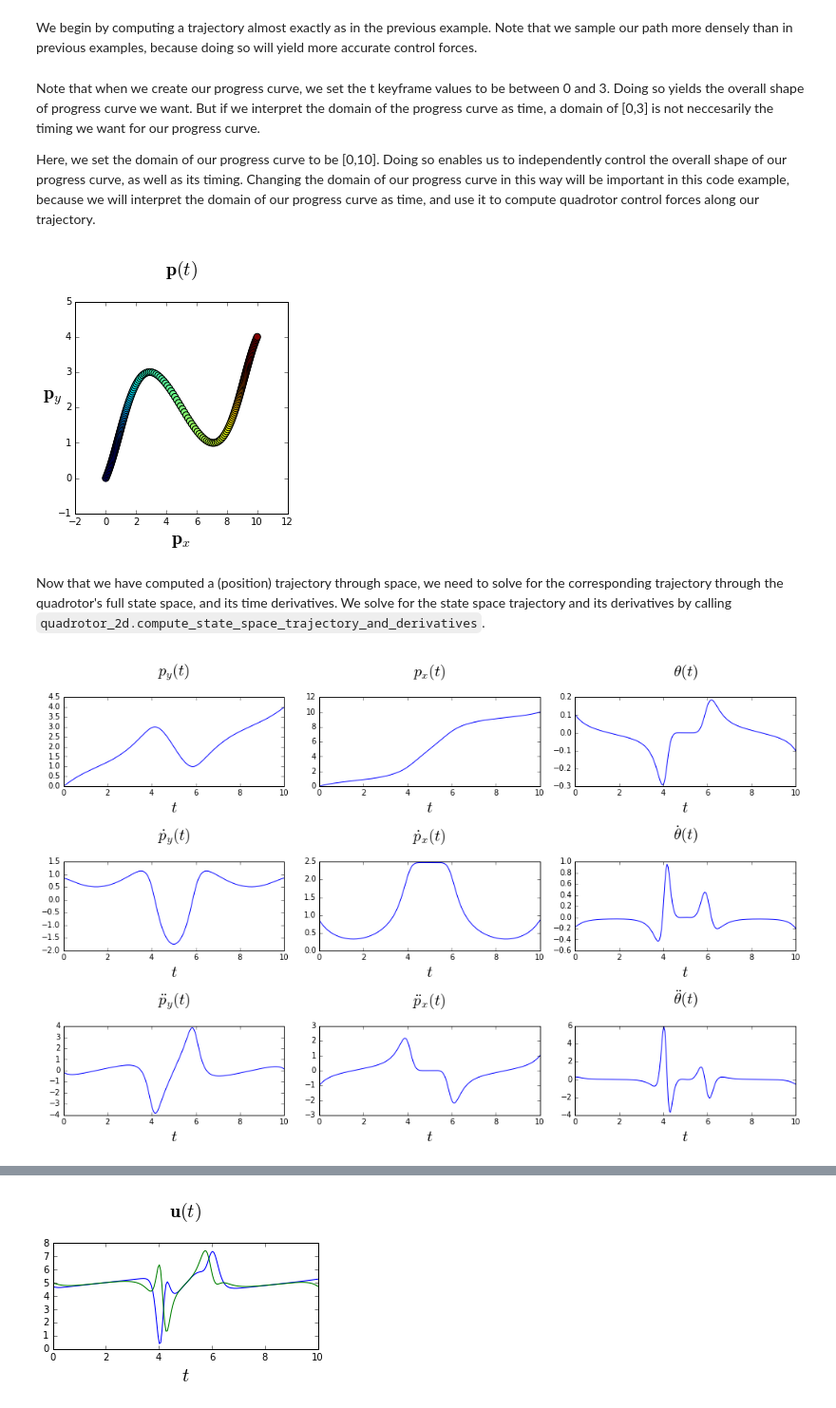
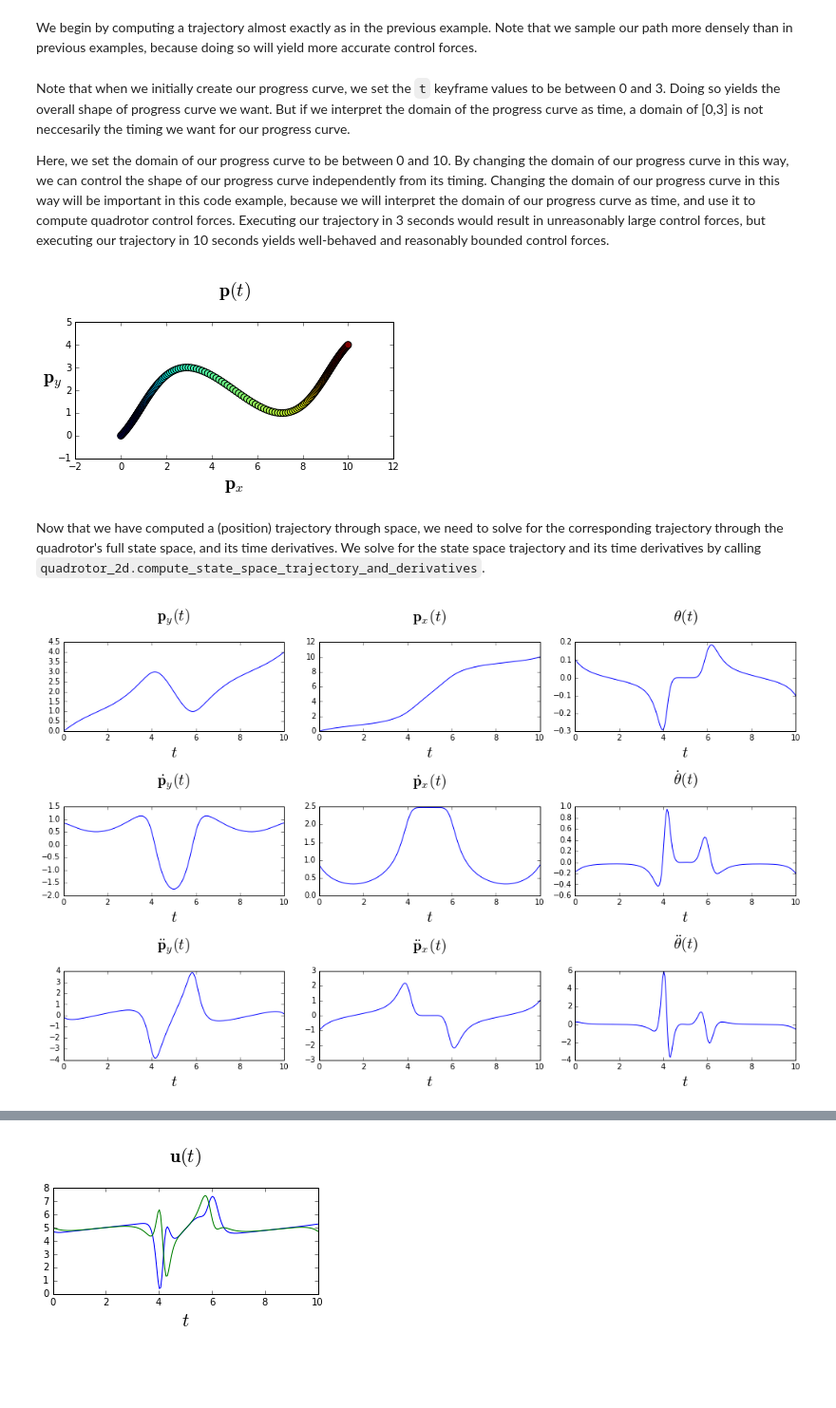
Before and after one commit to mikeroberts3000/flashlight, a Jupyter notebook: code/examples/jupyter/03 - Computing the control forces required for a 2D quadrotor to follow a trajectory.ipynb, the cells around one changed output, grey strips where cells are left out. Shown: that part at 95% size. Cells and saved outputs as stored; diff of their text form; code cells hidden in the pictures; blank space fills up the shorter version.

```diff
--- a/code/examples/jupyter/03 - Computing the control forces required for a 2D quadrotor to follow a trajectory.ipynb
+++ b/code/examples/jupyter/03 - Computing the control forces required for a 2D quadrotor to follow a trajectory.ipynb
@@ -54,29 +54,30 @@ P_s_eval, T_s_eval, dT_s = \
     spline_utils.evaluate_minimum_variation_nonlocal_interpolating_b_spline(
         C_s, T_s, sd_s, num_samples=num_samples)
 # %% [markdown]
-Note that when we create our progress curve, we set the t keyframe values to be between 0 and 3. Doing so yields the overall shape of progress curve we want. But if we interpret the domain of the progress curve as time, a domain of [0,3] is not neccesarily the timing we want for our progress curve.
+Note that when we initially create our progress curve, we set the `t` keyframe values to be between 0 and 3. Doing so yields the overall shape of progress curve we want. But if we interpret the domain of the progress curve as time, a domain of [0,3] is not neccesarily the timing we want for our progress curve.
 
-Here, we set the domain of our progress curve to be [0,10]. Doing so enables us to independently control the overall shape of our progress curve, as well as its timing. Changing the domain of our progress curve in this way will be important in this code example, because we will interpret the domain of our progress curve as time, and use it to compute quadrotor control forces along our trajectory.
+Here, we set the domain of our progress curve to be between 0 and 10. By changing the domain of our progress curve in this way, we can control the shape of our progress curve independently from its timing. Changing the domain of our progress curve in this way will be important in this code example, because we will interpret the domain of our progress curve as time, and use it to compute quadrotor control forces. Executing our trajectory in 3 seconds would result in unreasonably large control forces, but executing our trajectory in 10 seconds yields well-behaved and reasonably bounded control forces.
 # %%
 t = linspace(0.0,10.0,num_samples)
-s_nonlinear = P_s_eval
+s_spline = P_s_eval
 
-P_eval_nonlinear, t_nonlinear, P_eval_cum_length, t_norm = curve_utils.reparameterize_curve(P_eval, s_nonlinear)
+P_eval_spline, t_spline, P_eval_cum_length, t_norm = curve_utils.reparameterize_curve(P_eval, s_spline)
 
-figsize(4,4);
-scatter(P_eval_nonlinear[:,1], P_eval_nonlinear[:,0], c=t, s=50);
+figsize(6,6);
+scatter(P_eval_spline[:,1], P_eval_spline[:,0], c=t, s=50);
+gca().set_aspect("equal")
 title("$\\mathbf{p}(t)$\n", fontsize=20);
 ylabel("$\\mathbf{p}_y$", rotation="horizontal", fontsize=20); xlabel("$\\mathbf{p}_x$", fontsize=20);
 # %% [output]
-[figure, old version]
+[figure, new version]
 # %% [markdown]
-Now that we have computed a (position) trajectory through space, we need to solve for the corresponding trajectory through the quadrotor's full state space, and its time derivatives. We solve for the state space trajectory and its derivatives by calling `quadrotor_2d.compute_state_space_trajectory_and_derivatives`.
+Now that we have computed a (position) trajectory through space, we need to solve for the corresponding trajectory through the quadrotor's full state space, and its time derivatives. We solve for the state space trajectory and its time derivatives by calling `quadrotor_2d.compute_state_space_trajectory_and_derivatives`.
 # %%
 t_begin       = t[0]
 t_end         = t[-1]
 num_timesteps = num_samples
 
-p  = P_eval_nonlinear
+p  = P_eval_spline
 dt = (t_end-t_begin) / num_timesteps
 
 q_qdot_qdotdot = quadrotor_2d.compute_state_space_trajectory_and_derivatives(p, dt)
@@ -86,33 +87,33 @@ p, p_dot, p_dot_dot, theta, theta_dot, theta_dot_dot = q_qdot_qdotdot
 figsize(14,9)
 
 subplot(331); plot(t, p[:,0]);
-title("$p_y(t)$\n", fontsize=20); xlabel("$t$", fontsize=20);
+title("$\\mathbf{p}_y(t)$\n", fontsize=20); xlabel("$t$", fontsize=20);
 
 subplot(332); plot(t, p[:,1]);
-title("$p_x(t)$\n", fontsize=20); xlabel("$t$", fontsize=20);
+title("$\\mathbf{p}_x(t)$\n", fontsize=20); xlabel("$t$", fontsize=20);
 
 subplot(333); plot(t, theta);
 title("$\\theta(t)$\n", fontsize=20); xlabel("$t$", fontsize=20);
 
 subplot(334); plot(t, p_dot[:,0]);
-title("$\\dot{p}_y(t)$\n", fontsize=20); xlabel("$t$", fontsize=20);
+title("$\\dot{\\mathbf{p}}_y(t)$\n", fontsize=20); xlabel("$t$", fontsize=20);
 
 subplot(335); plot(t, p_dot[:,1]);
-title("$\\dot{p}_x(t)$\n", fontsize=20); xlabel("$t$", fontsize=20);
+title("$\\dot{\\mathbf{p}}_x(t)$\n", fontsize=20); xlabel("$t$", fontsize=20);
 
 subplot(336); plot(t, theta_dot);
 title("$\\dot{\\theta}(t)$\n", fontsize=20); xlabel("$t$", fontsize=20);
 
 subplot(337); plot(t, p_dot_dot[:,0]);
-title("$\\ddot{p}_y(t)$\n", fontsize=20); xlabel("$t$", fontsize=20);
+title("$\\ddot{\\mathbf{p}}_y(t)$\n", fontsize=20); xlabel("$t$", fontsize=20);
 
 subplot(338); plot(t, p_dot_dot[:,1]);
-title("$\\ddot{p}_x(t)$\n", fontsize=20); xlabel("$t$", fontsize=20);
+title("$\\ddot{\\mathbf{p}}_x(t)$\n", fontsize=20); xlabel("$t$", fontsize=20);
 
 subplot(339); plot(t, theta_dot_dot);
 title("$\\ddot{\\theta}(t)$\n", fontsize=20); xlabel("$t$", fontsize=20);
 
 gcf().tight_layout();
 # %% [output]
-[figure, old version]
+[figure, new version]
 # %% [markdown]
```
Also changed, not shown: parts of 4 cells of this notebook, 53 other files.
